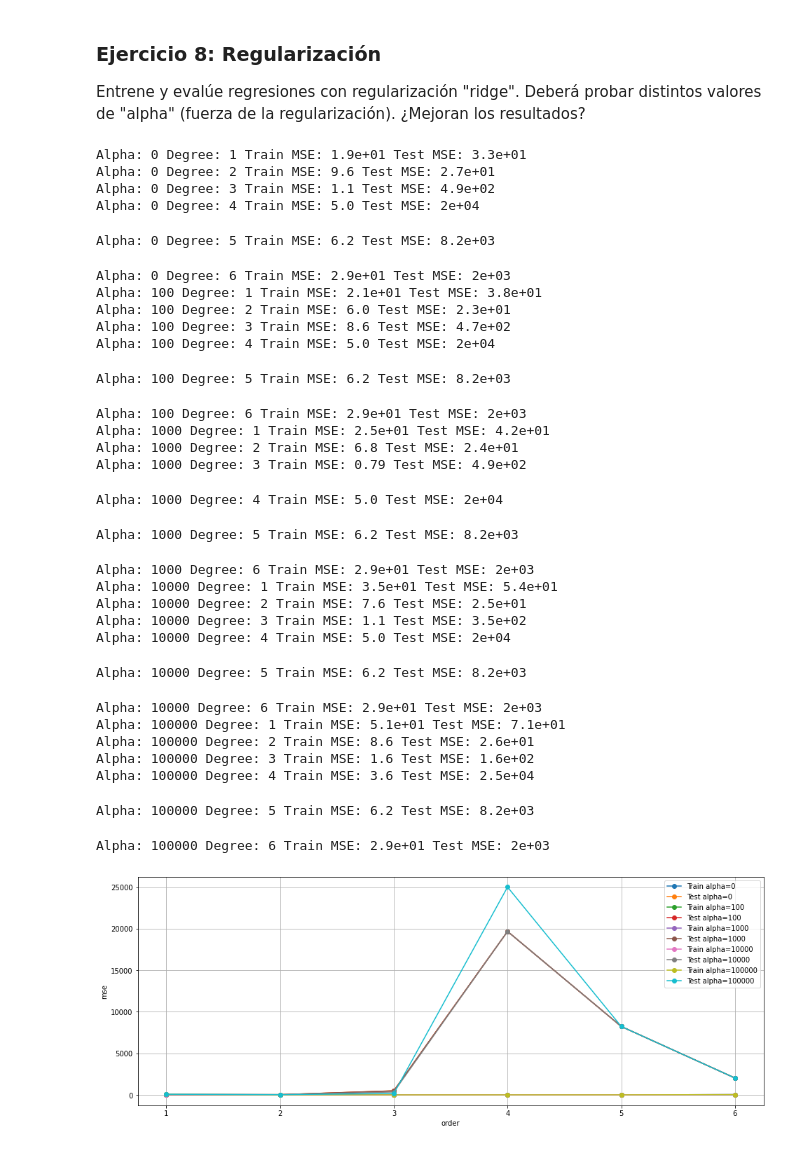
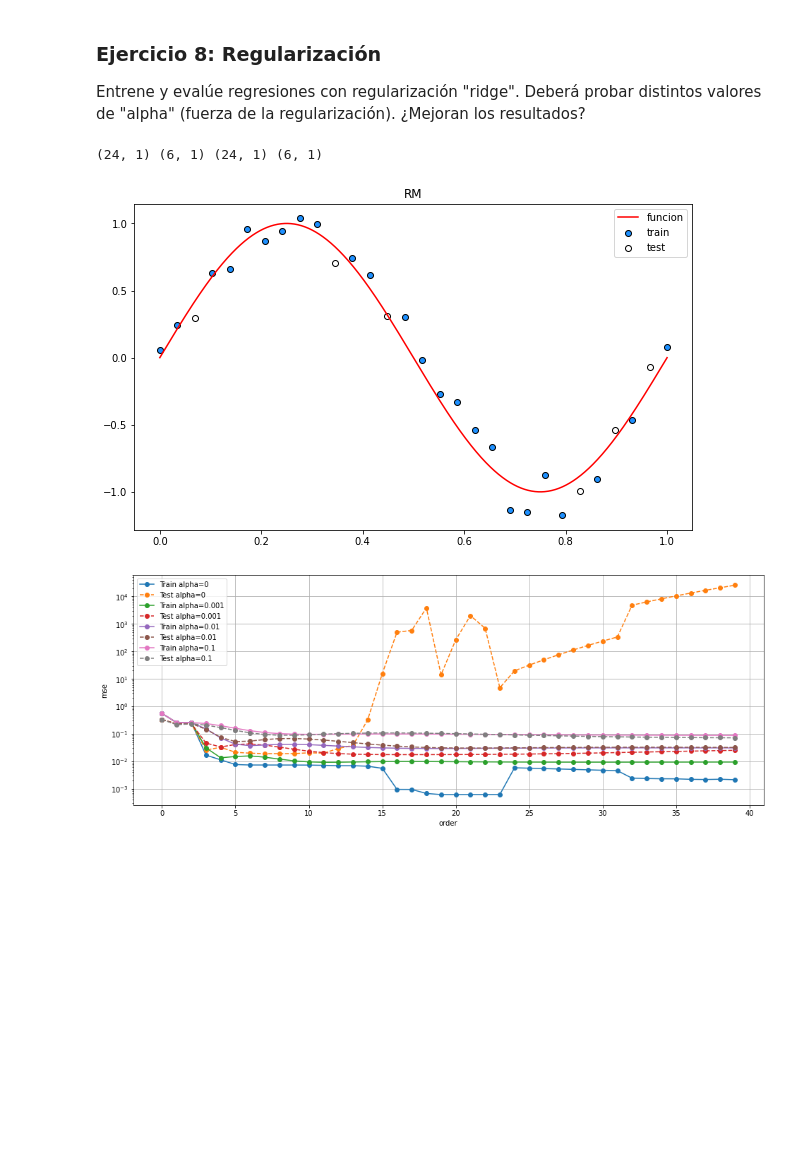
Before and after one commit to giannipablo/IntroduccionAprendizajeAutomatico, a Jupyter notebook: Lab 1.ipynb, the cells around one changed output. Cells and saved outputs as stored; diff of their text form; code cells hidden in the pictures; blank space fills up the shorter version.

```diff
--- a/Lab 1.ipynb
+++ b/Lab 1.ipynb
@@ -380,69 +380,67 @@ Degree: 9 Train MSE: 2e-19 Test MSE: 5.6e+05
 ### Ejercicio 8: Regularización
 
 Entrene y evalúe regresiones con regularización "ridge". Deberá probar distintos valores de "alpha" (fuerza de la regularización). ¿Mejoran los resultados?
+# %%
+# 1. Resolver acá. Ayuda (con dos atributos):
+
+Xp = np.linspace(0,1,1000)
+Yp = np.sin(2*np.pi*Xp)
+
+N = 30
+X = np.linspace(0,1,N)
+X = np.array([[i] for i in X])
+Y = np.sin(2*np.pi*X)
+
+y = Y + np.array([[i] for i in np.random.normal(0, 0.1, N)])
+
+X_train, X_test, y_train, y_test = train_test_split(X, y, train_size=0.8, random_state=0)
+print(X_train.shape, X_test.shape, y_train.shape, y_test.shape)
+
+plt.figure(figsize=(10,6))
+plt.plot(Xp,Yp, 'r', label='funcion')
+plt.scatter(X_train, y_train, facecolor="dodgerblue", edgecolor="k", label="train")
+plt.scatter(X_test, y_test, facecolor="white", edgecolor="k", label="test")
+
+plt.title(feature)
+plt.legend()
+plt.show()
+# %% [output]
+(24, 1) (6, 1) (24, 1) (6, 1)
+[figure, added]
 # %%
 from sklearn.linear_model import Ridge
 
 
-alphas = [0, 100, 1000, 10000, 100000]
-degrees = range(1,7)
+alphas = [0,0.001, 0.01, 0.1]
+degrees = range(0,40)
 
 plt.figure(figsize=(16,6))
 for alpha in alphas:
     train_mse = list()
     test_mse = list()
     for degree in degrees:
         model = make_pipeline(PolynomialFeatures(degree), Ridge(alpha=alpha))
         model.fit(X_train, y_train)
 
         y_train_pred = model.predict(X_train)
         y_test_pred = model.predict(X_test)
 
         train_error = mean_squared_error(y_train, y_train_pred)
         test_error = mean_squared_error(y_test, y_test_pred)
 
         train_mse.append(train_error)
         test_mse.append(test_error)
 
-        print(f'Alpha: {alpha} Degree: {degree} Train MSE: {train_error:0.2} Test MSE: {test_error:0.2}')
+#         print(f'Alpha: {alpha} Degree: {degree} Train MSE: {train_error:0.2} Test MSE: {test_error:0.2}')
 
 
-    plt.plot(degrees, train_mse, '-o', label=f'Train alpha={alpha}')
-    plt.plot(degrees, test_mse, '-o', label=f'Test alpha={alpha}')
+    plt.semilogy(degrees, train_mse, '-o', label=f'Train alpha={alpha}')
+    plt.semilogy(degrees, test_mse, '--o', label=f'Test alpha={alpha}')
 
 plt.legend()
 plt.xlabel('order')
 plt.ylabel('mse')
+# plt.ylim([0,10])
 plt.grid(True)
 # %% [output]
-Alpha: 0 Degree: 1 Train MSE: 1.9e+01 Test MSE: 3.3e+01
-Alpha: 0 Degree: 2 Train MSE: 9.6 Test MSE: 2.7e+01
-Alpha: 0 Degree: 3 Train MSE: 1.1 Test MSE: 4.9e+02
-Alpha: 0 Degree: 4 Train MSE: 5.0 Test MSE: 2e+04
-Alpha: 0 Degree: 5 Train MSE: 6.2 Test MSE: 8.2e+03
-Alpha: 0 Degree: 6 Train MSE: 2.9e+01 Test MSE: 2e+03
-Alpha: 100 Degree: 1 Train MSE: 2.1e+01 Test MSE: 3.8e+01
-Alpha: 100 Degree: 2 Train MSE: 6.0 Test MSE: 2.3e+01
-Alpha: 100 Degree: 3 Train MSE: 8.6 Test MSE: 4.7e+02
-Alpha: 100 Degree: 4 Train MSE: 5.0 Test MSE: 2e+04
-Alpha: 100 Degree: 5 Train MSE: 6.2 Test MSE: 8.2e+03
-Alpha: 100 Degree: 6 Train MSE: 2.9e+01 Test MSE: 2e+03
-Alpha: 1000 Degree: 1 Train MSE: 2.5e+01 Test MSE: 4.2e+01
-Alpha: 1000 Degree: 2 Train MSE: 6.8 Test MSE: 2.4e+01
-Alpha: 1000 Degree: 3 Train MSE: 0.79 Test MSE: 4.9e+02
-Alpha: 1000 Degree: 4 Train MSE: 5.0 Test MSE: 2e+04
-Alpha: 1000 Degree: 5 Train MSE: 6.2 Test MSE: 8.2e+03
-Alpha: 1000 Degree: 6 Train MSE: 2.9e+01 Test MSE: 2e+03
-Alpha: 10000 Degree: 1 Train MSE: 3.5e+01 Test MSE: 5.4e+01
-Alpha: 10000 Degree: 2 Train MSE: 7.6 Test MSE: 2.5e+01
-Alpha: 10000 Degree: 3 Train MSE: 1.1 Test MSE: 3.5e+02
-Alpha: 10000 Degree: 4 Train MSE: 5.0 Test MSE: 2e+04
-Alpha: 10000 Degree: 5 Train MSE: 6.2 Test MSE: 8.2e+03
-Alpha: 10000 Degree: 6 Train MSE: 2.9e+01 Test MSE: 2e+03
-Alpha: 100000 Degree: 1 Train MSE: 5.1e+01 Test MSE: 7.1e+01
-Alpha: 100000 Degree: 2 Train MSE: 8.6 Test MSE: 2.6e+01
-Alpha: 100000 Degree: 3 Train MSE: 1.6 Test MSE: 1.6e+02
-Alpha: 100000 Degree: 4 Train MSE: 3.6 Test MSE: 2.5e+04
-Alpha: 100000 Degree: 5 Train MSE: 6.2 Test MSE: 8.2e+03
-Alpha: 100000 Degree: 6 Train MSE: 2.9e+01 Test MSE: 2e+03
-[figure, old version]
+[figure, new version]
```
Also changed, not shown: parts of 2 cells of this notebook.
